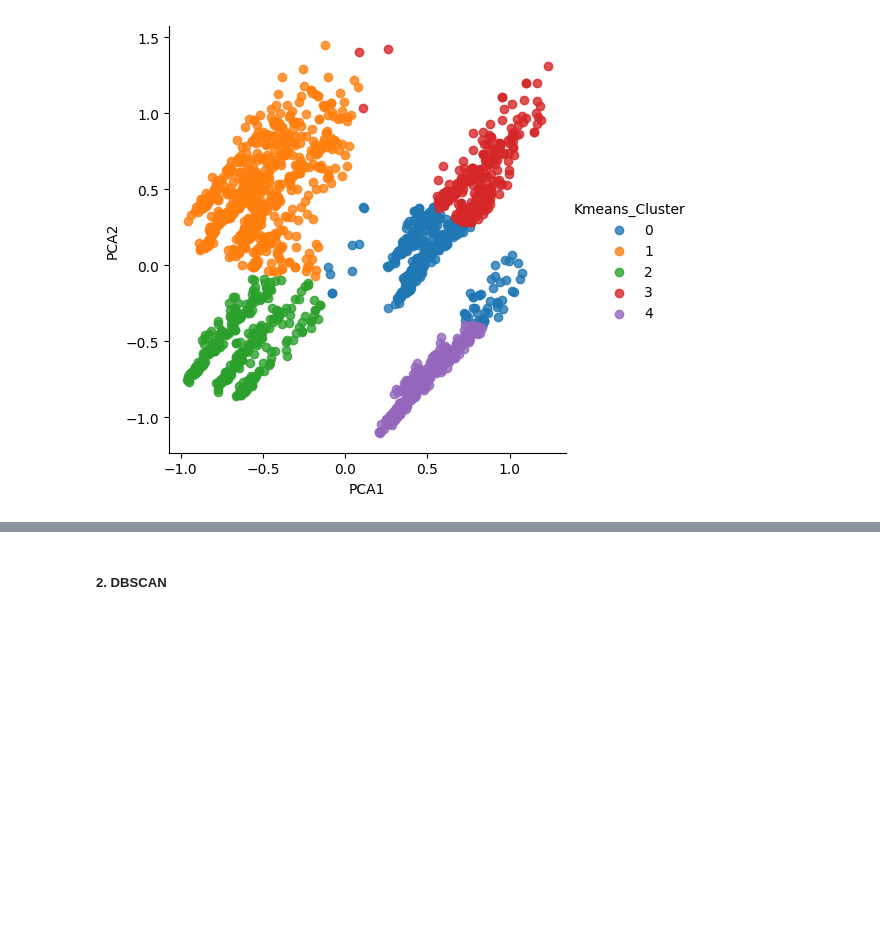
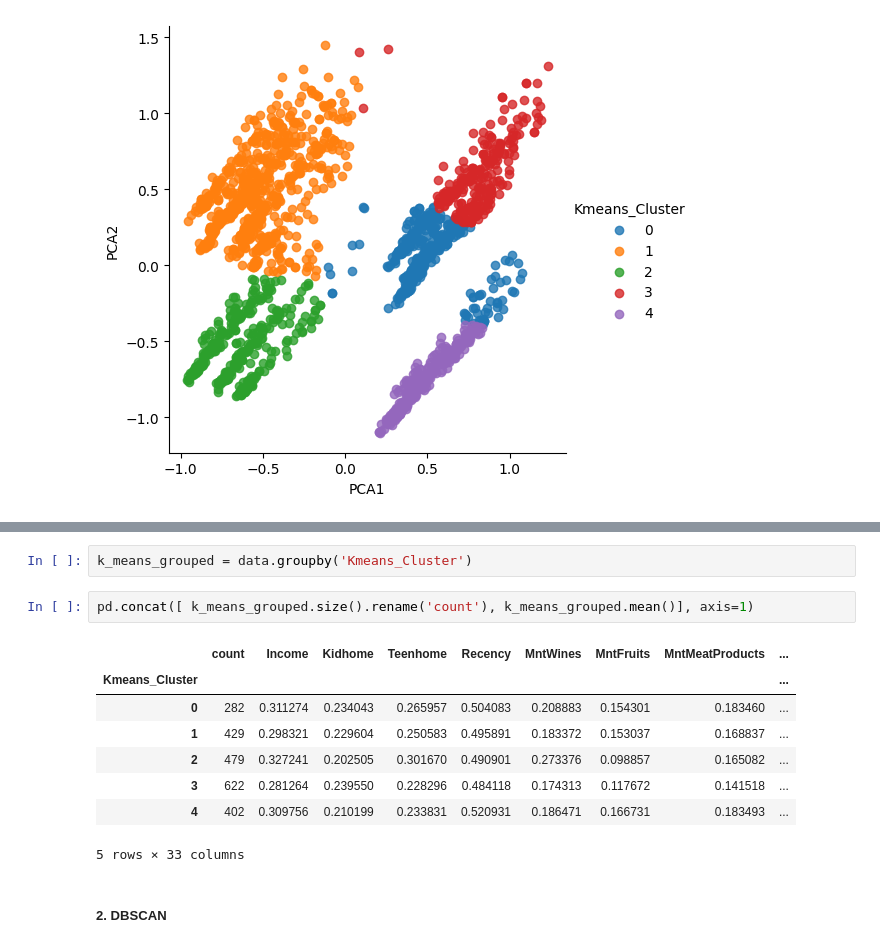
Before and after one commit to parikshitshinge/customer-personality-segmentation, a Jupyter notebook: notebooks/02 - Segmentation.ipynb, the cells around one changed output, grey strips where cells are left out. Saved outputs shown, nothing was run; the diff lists cells and outputs as text; blank space fills up the shorter version.

```diff
--- a/notebooks/02 - Segmentation.ipynb
+++ b/notebooks/02 - Segmentation.ipynb
@@ -251,4 +251,17 @@ Kmeans_Cluster
 Name: Kmeans_Cluster, dtype: int64
+# %%
+k_means_grouped = data.groupby('Kmeans_Cluster')
+# %%
+pd.concat([ k_means_grouped.size().rename('count'), k_means_grouped.mean()], axis=1)
+# %% [output]
+|  | count | Income | Kidhome | Teenhome | Recency | MntWines | MntFruits | MntMeatProducts | ... |
+| Kmeans_Cluster |  |  |  |  |  |  |  |  | ... |
+| 0 | 282 | 0.311274 | 0.234043 | 0.265957 | 0.504083 | 0.208883 | 0.154301 | 0.183460 | ... |
+| 1 | 429 | 0.298321 | 0.229604 | 0.250583 | 0.495891 | 0.183372 | 0.153037 | 0.168837 | ... |
+| 2 | 479 | 0.327241 | 0.202505 | 0.301670 | 0.490901 | 0.273376 | 0.098857 | 0.165082 | ... |
+| 3 | 622 | 0.281264 | 0.239550 | 0.228296 | 0.484118 | 0.174313 | 0.117672 | 0.141518 | ... |
+| 4 | 402 | 0.309756 | 0.210199 | 0.233831 | 0.520931 | 0.186471 | 0.166731 | 0.183493 | ... |
+5 rows × 33 columns
 # %% [markdown]
 ##### 2. DBSCAN
 # %%
```
Also changed, not shown: parts of 3 cells of this notebook, 8 other files.
